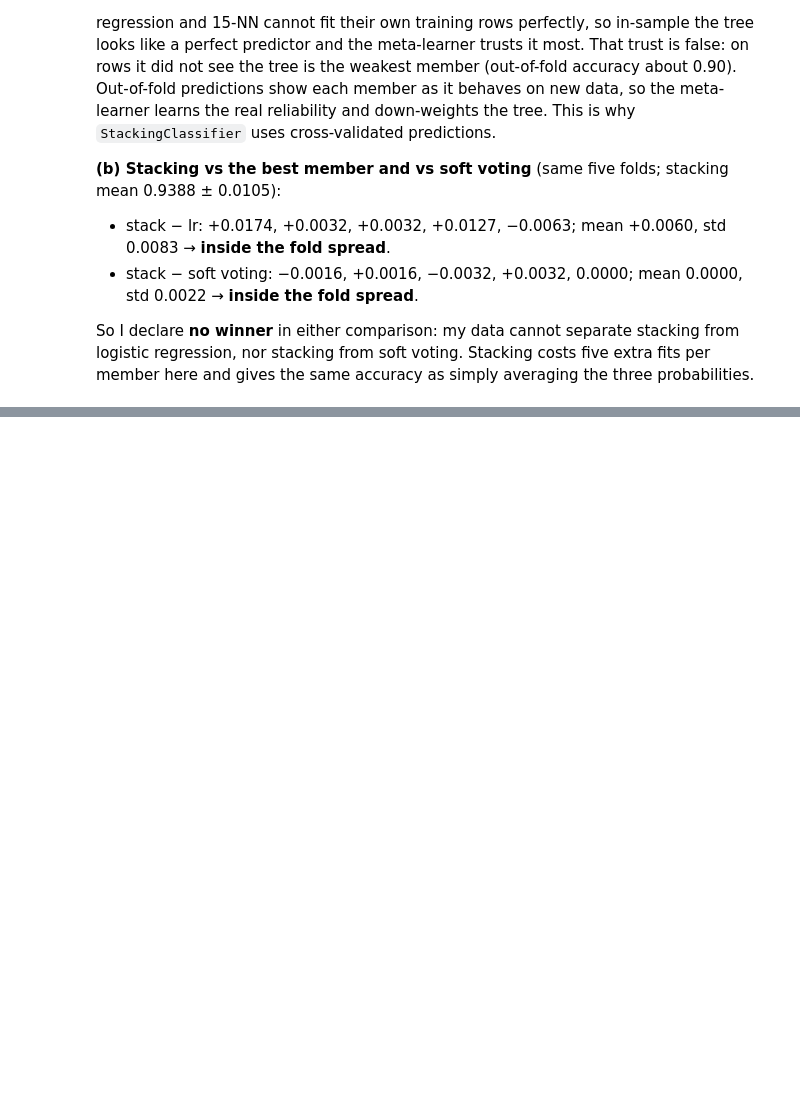
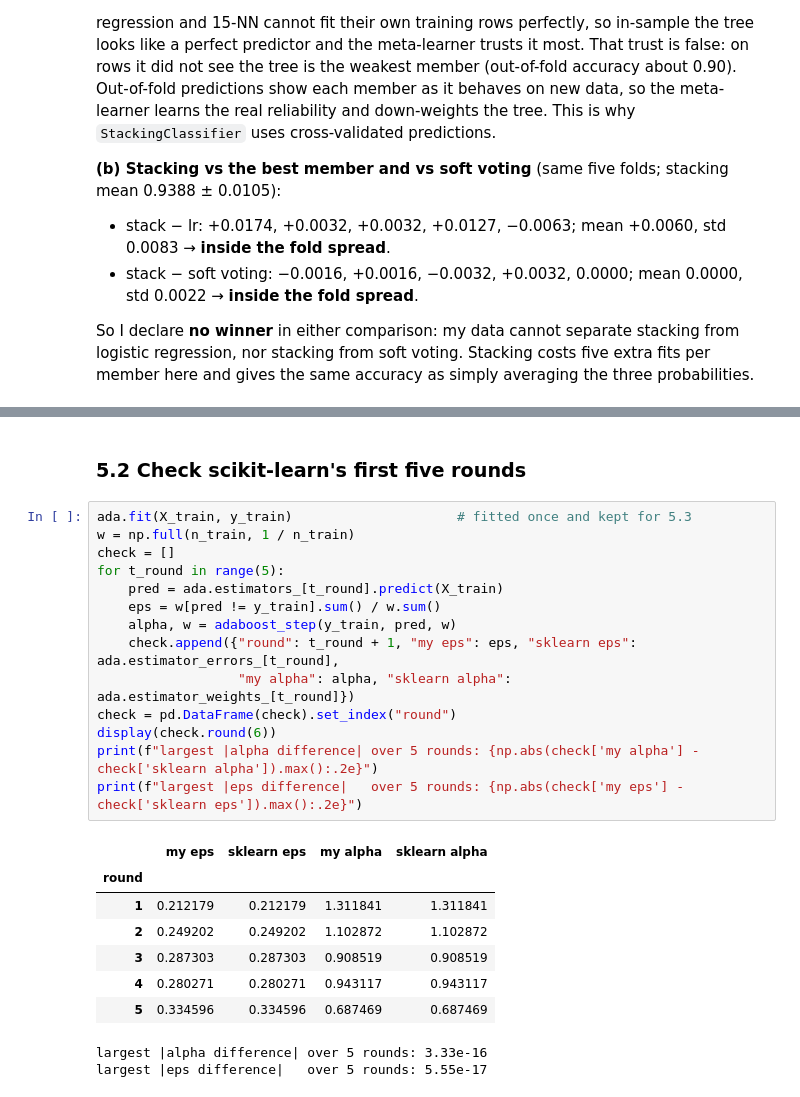
Before and after one commit to Uni-courses-CSS3004-ENG-1/task-04-ML-course, a Jupyter notebook: Imamsidikov_task4.ipynb, the cells around one changed output, grey strips where cells are left out. Saved outputs shown, nothing was run; the diff lists cells and outputs as text; blank space fills up the shorter version.

```diff
--- a/Imamsidikov_task4.ipynb
+++ b/Imamsidikov_task4.ipynb
@@ -568,0 +629,26 @@ averaging the three probabilities.
+# %% [markdown]
+### 5.2 Check scikit-learn's first five rounds
+# %%
+ada.fit(X_train, y_train)                     # fitted once and kept for 5.3
+w = np.full(n_train, 1 / n_train)
+check = []
+for t_round in range(5):
+    pred = ada.estimators_[t_round].predict(X_train)
+    eps = w[pred != y_train].sum() / w.sum()
+    alpha, w = adaboost_step(y_train, pred, w)
+    check.append({"round": t_round + 1, "my eps": eps, "sklearn eps": ada.estimator_errors_[t_round],
+                  "my alpha": alpha, "sklearn alpha": ada.estimator_weights_[t_round]})
+check = pd.DataFrame(check).set_index("round")
+display(check.round(6))
+print(f"largest |alpha difference| over 5 rounds: {np.abs(check['my alpha'] - check['sklearn alpha']).max():.2e}")
+print(f"largest |eps difference|   over 5 rounds: {np.abs(check['my eps'] - check['sklearn eps']).max():.2e}")
+# %% [output]
+|  | my eps | sklearn eps | my alpha | sklearn alpha |
+| round |  |  |  |  |
+| 1 | 0.212179 | 0.212179 | 1.311841 | 1.311841 |
+| 2 | 0.249202 | 0.249202 | 1.102872 | 1.102872 |
+| 3 | 0.287303 | 0.287303 | 0.908519 | 0.908519 |
+| 4 | 0.280271 | 0.280271 | 0.943117 | 0.943117 |
+| 5 | 0.334596 | 0.334596 | 0.687469 | 0.687469 |
+largest |alpha difference| over 5 rounds: 3.33e-16
+largest |eps difference|   over 5 rounds: 5.55e-17
```
Also changed, not shown: parts of 5 cells of this notebook.
